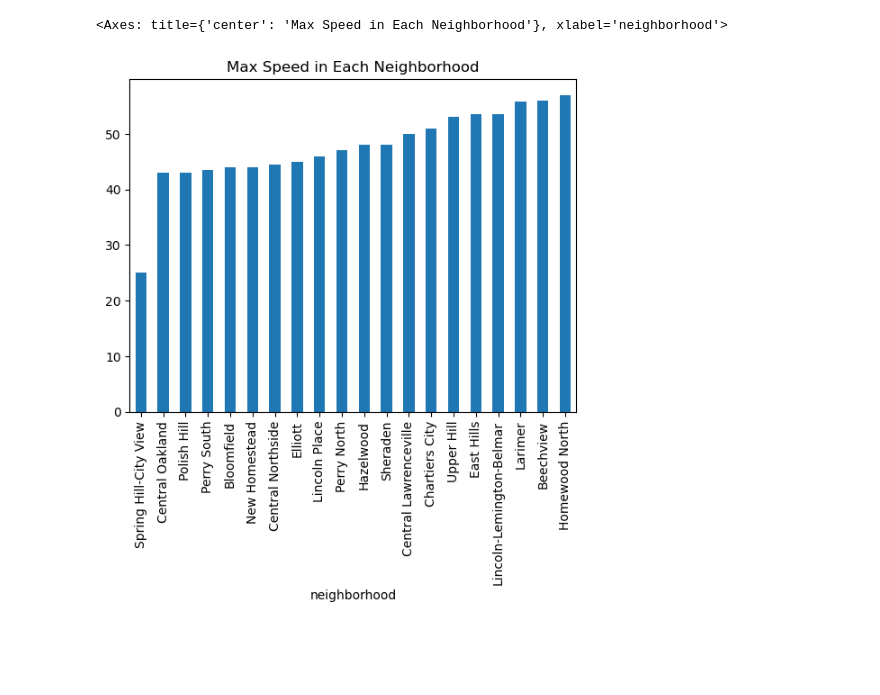
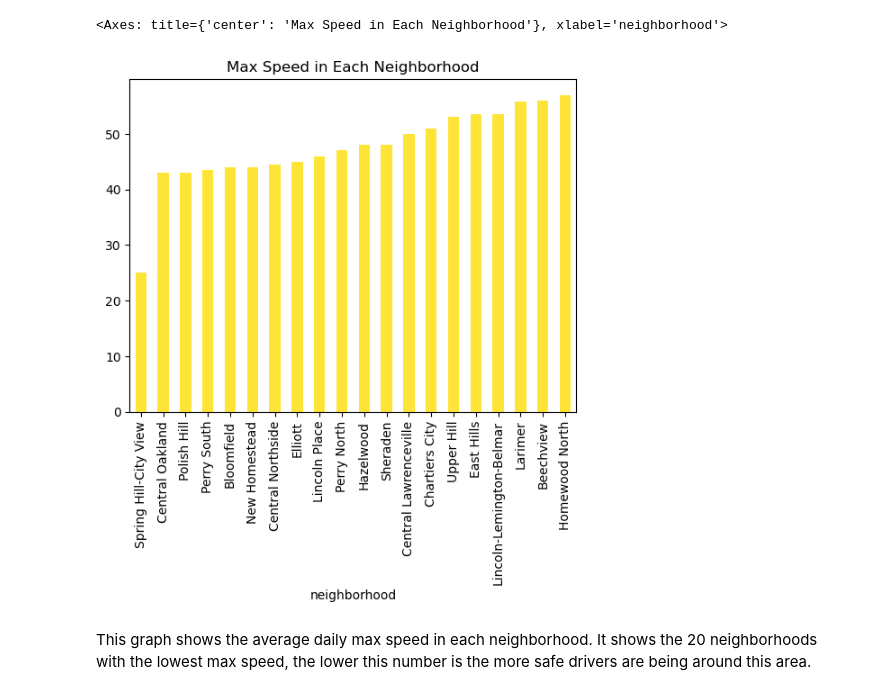
Before and after one commit to pollynaneva/finalneighborhoodproject, a Jupyter notebook: PollyData/Neighborhood.ipynb, the cells around one changed output. Cells and saved outputs as stored; diff of their text form; code cells hidden in the pictures; blank space fills up the shorter version.

```diff
--- a/PollyData/Neighborhood.ipynb
+++ b/PollyData/Neighborhood.ipynb
@@ -25,10 +27,12 @@ avg.plot(x='Neighborhoods', y='95th Percentile of Speed', kind='bar', title='95t
 # %%
 trafficData = pd.read_csv("Traffic.csv", index_col="_id")
 df = trafficData[["neighborhood", "max_speed"]]
 df = df.dropna(subset=["max_speed"])
 avg = df.groupby("neighborhood")["max_speed"].mean()
 avg = avg.nsmallest(n=20)
-avg.plot(x='Neighborhoods', y='Max Speed', kind='bar', title='Max Speed in Each Neighborhood')
+avg.plot(x='Neighborhoods', y='Max Speed', kind='bar', title='Max Speed in Each Neighborhood', color='#ffe438')
 # %% [output]
 <Axes: title={'center': 'Max Speed in Each Neighborhood'}, xlabel='neighborhood'>
-[figure, old version]
+[figure, new version]
+# %% [markdown]
+This graph shows the average daily max speed in each neighborhood. It shows the 20 neighborhoods with the lowest max speed, the lower this number is the more safe drivers are being around this area.
```
Also changed, not shown: parts of 4 cells of this notebook, 1 other file.
